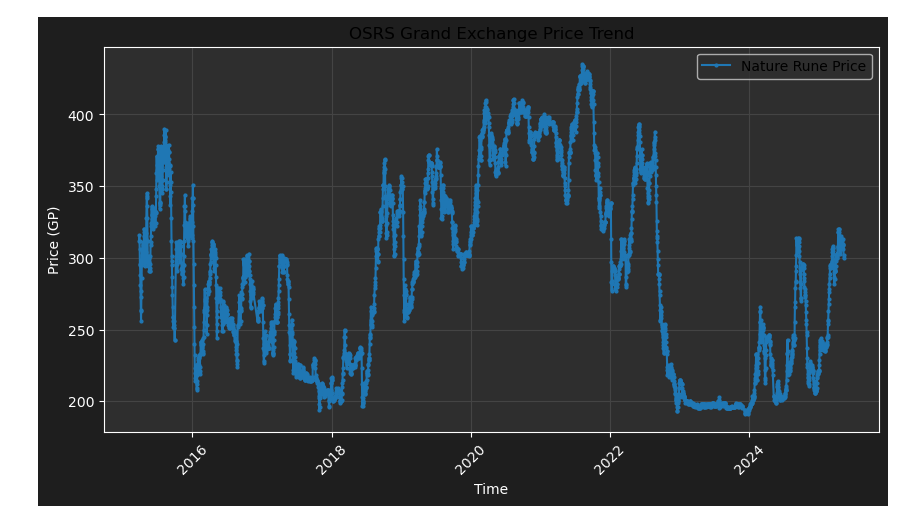
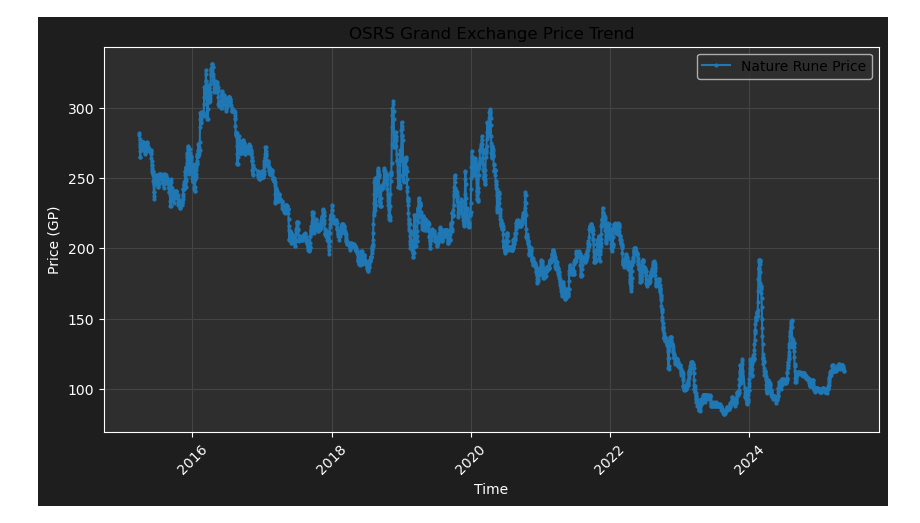
Before and after one commit to Developer-KI/RunescapeGET, a Jupyter notebook: Visual.ipynb, the cells around one changed output. Cells and saved outputs as stored; diff of their text form; code cells hidden in the pictures.

```diff
--- a/Visual.ipynb
+++ b/Visual.ipynb
@@ -30,16 +73,16 @@ snapfiftyprunegroup= snapfiftyprune.groupby('index').nunique()
 # %%
-nature = API.fetch_historical(20997)
+nature = API.fetch_historical(561)
 plt.figure(figsize=(10, 5))
 plt.plot(nature['timestamp'], nature['price'], marker="o", markersize='2', linestyle="-", label="Nature Rune Price")
 
 plt.xlabel("Time")
 plt.ylabel("Price (GP)")
 plt.title("OSRS Grand Exchange Price Trend")
 plt.legend()
 plt.xticks(rotation=45)  # Rotate timestamps for clarity
 plt.grid()
 
 # Show the plot
 plt.show()
 # %% [output]
-[figure, old version]
+[figure, new version]
```
Also changed, not shown: parts of 4 cells of this notebook.
